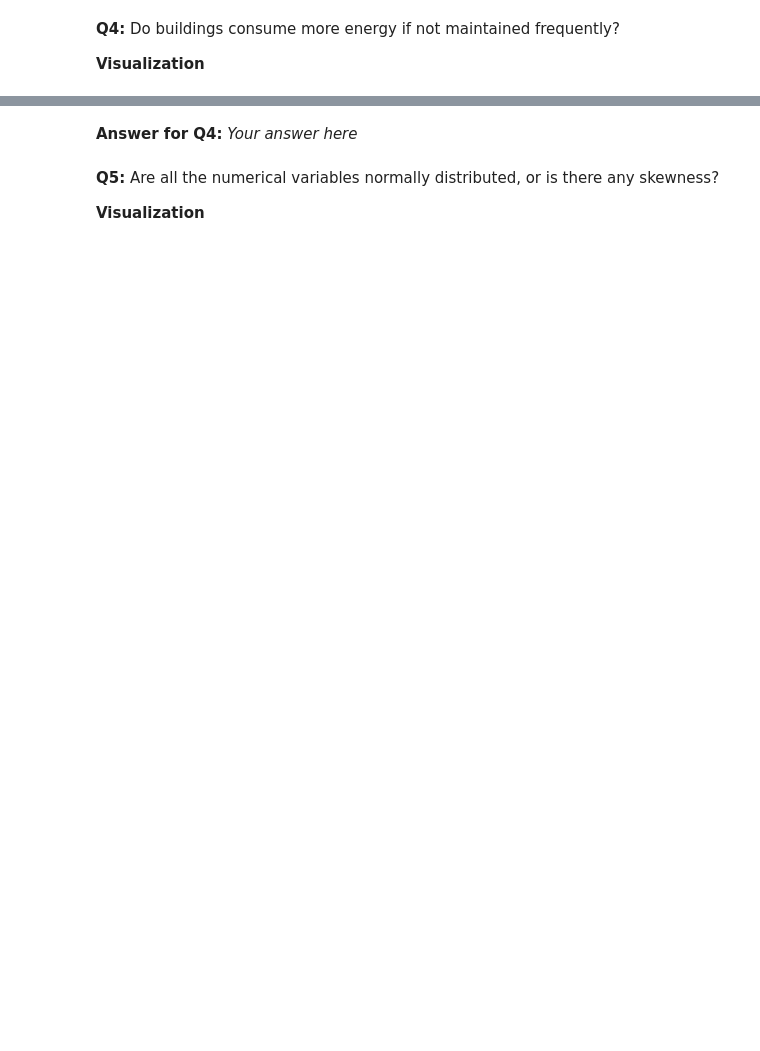
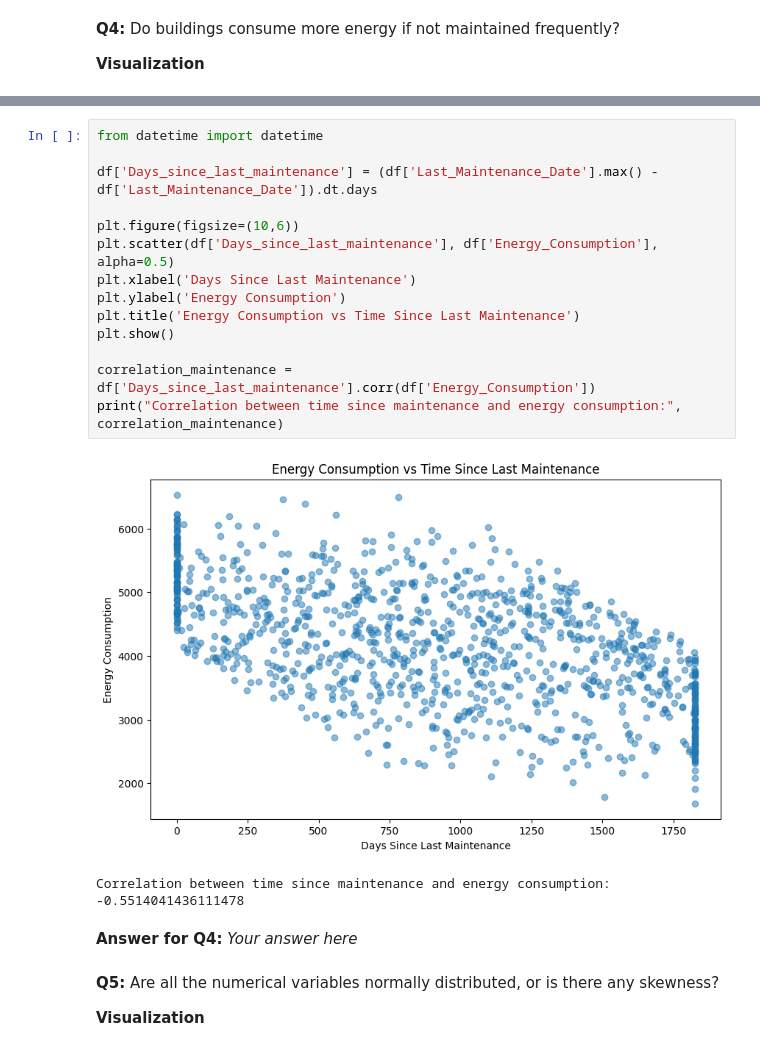
Before and after one commit to MohamedMahmoud-2003/Start, a Jupyter notebook: Regression_Mini-Project.ipynb, the cells around one changed output, grey strips where cells are left out. Cells and saved outputs as stored; diff of their text form; blank space fills up the shorter version.

```diff
--- a/Regression_Mini-Project.ipynb
+++ b/Regression_Mini-Project.ipynb
@@ -275,3 +326,20 @@ Which (on average) has the highest consumption?.
+# %%
+from datetime import datetime
+
+df['Days_since_last_maintenance'] = (df['Last_Maintenance_Date'].max() - df['Last_Maintenance_Date']).dt.days
+
+plt.figure(figsize=(10,6))
+plt.scatter(df['Days_since_last_maintenance'], df['Energy_Consumption'], alpha=0.5)
+plt.xlabel('Days Since Last Maintenance')
+plt.ylabel('Energy Consumption')
+plt.title('Energy Consumption vs Time Since Last Maintenance')
+plt.show()
+
+correlation_maintenance = df['Days_since_last_maintenance'].corr(df['Energy_Consumption'])
+print("Correlation between time since maintenance and energy consumption:", correlation_maintenance)
+# %% [output]
+[figure, added]
+Correlation between time since maintenance and energy consumption: -0.5514041436111478
 # %% [markdown]
 **Answer for Q4:** _Your answer here_
 # %% [markdown]
```
Also changed, not shown: parts of 23 cells of this notebook.
